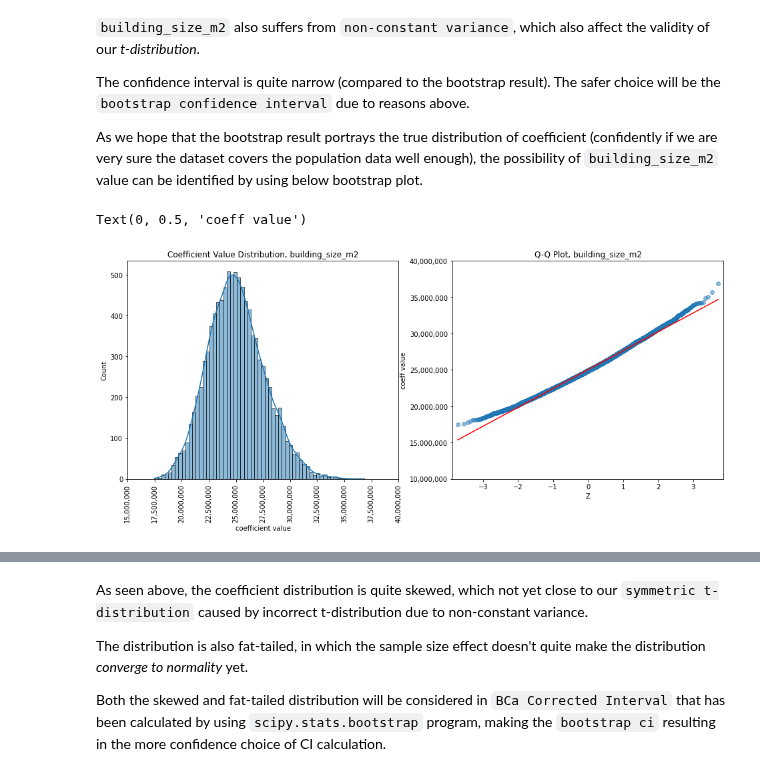
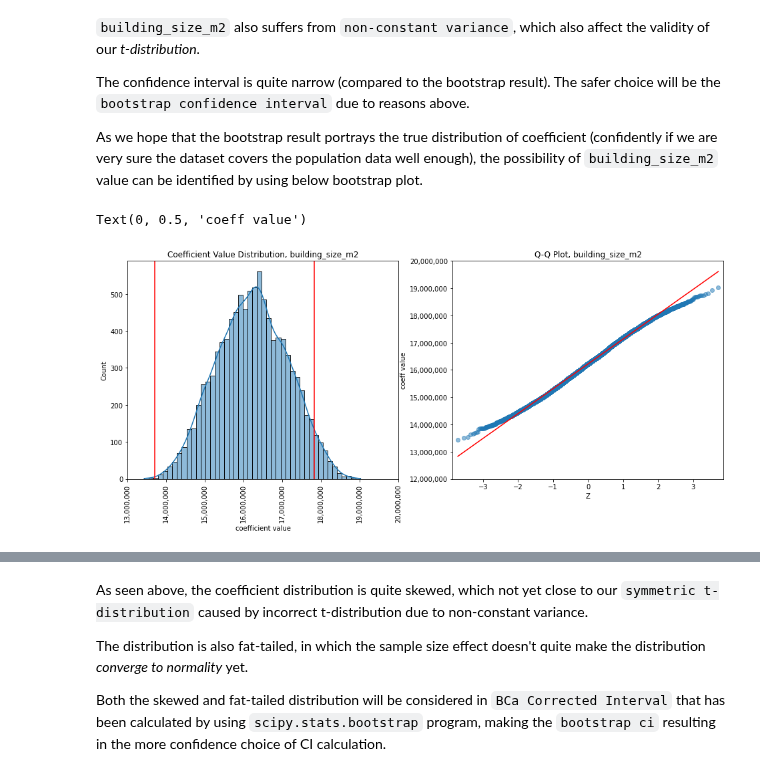
Before and after one commit to nbarizki/jabodetabekhousepricing, a Jupyter notebook: 3 - Linear Modeling of House Price.ipynb, the cells around one changed output, grey strips where cells are left out. Cells and saved outputs as stored; diff of their text form; code cells hidden in the pictures.

```diff
--- a/3 - Linear Modeling of House Price.ipynb
+++ b/3 - Linear Modeling of House Price.ipynb
@@ -505,42 +533,34 @@ The confidence interval is quite narrow (compared to the bootstrap result). The
 
 As we hope that the bootstrap result portrays the true distribution of coefficient (confidently if we are very sure the dataset covers the population data well enough), the possibility of `building_size_m2` value can be identified by using below bootstrap plot.
 # %%
-def coefficient_with_repl(x, y):
-    rows = x.size
-    resample_idx = np.random.choice(rows, size=rows, replace=True)
-    x_ = x[resample_idx]
-    y_ = y[resample_idx]
-    lm = OLS(y_, x_)
-    results = lm.fit()
-    coeff = results.params[0]
-    return coeff
-
-# determining parameters for bootstrap
-X = X_train['building_size_m2'].values
-y = y_train['price_in_rp'].values
+# bootstrapping
 n_iter = 9999
-# bootstrapping
-a = np.empty((n_iter, 1))
-bootstrap_coeff_value = np.apply_along_axis(lambda x: coefficient_with_repl(X, y), 1, a)
+arr = np.empty((n_iter, 1))
+bootstrap_coeff_value = \
+    np.apply_along_axis(lambda x: coefficient(X, y_predict, resid, 1), 1, arr)
 # plotting bootstrap result
+conf_low = bootstrap_res.confidence_interval[0][0]
+conf_high = bootstrap_res.confidence_interval[1][0]
 fig, ax = plt.subplots(1, 2, figsize=(16, 6))
 sns.histplot(
     x=bootstrap_coeff_value, kde=True, ax=ax[0]
     )
-# Q-Q Plot
-pplot = ProbPlot(bootstrap_coeff_value.flatten())
-pplot.qqplot(ax=ax[1], alpha=0.5, line='s')
+ax[0].axvline(conf_low, color='r')
+ax[0].axvline(conf_high, color='r')
 xticks = ax[0].get_xticks()
 ax[0].set_title('Coefficient Value Distribution, building_size_m2')
 ax[0].set_xticks(xticks)
 ax[0].set_xticklabels(['{:,.0f}'.format(x) for x in xticks], rotation=90)
 ax[0].set_xlabel('coefficient value')
+# Q-Q Plot
+pplot = ProbPlot(bootstrap_coeff_value.flatten())
+pplot.qqplot(ax=ax[1], alpha=0.5, line='s')
 yticks = ax[1].get_yticks()
 ax[1].set_yticks(yticks)
 ax[1].set_yticklabels(['{:,.0f}'.format(y) for y in yticks])
 ax[1].set_title('Q-Q Plot, building_size_m2')
 ax[1].set_xlabel('Z')
 ax[1].set_ylabel('coeff value')
 # %% [output]
 Text(0, 0.5, 'coeff value')
-[figure, old version]
+[figure, new version]
```
Also changed, not shown: parts of 31 cells of this notebook.
